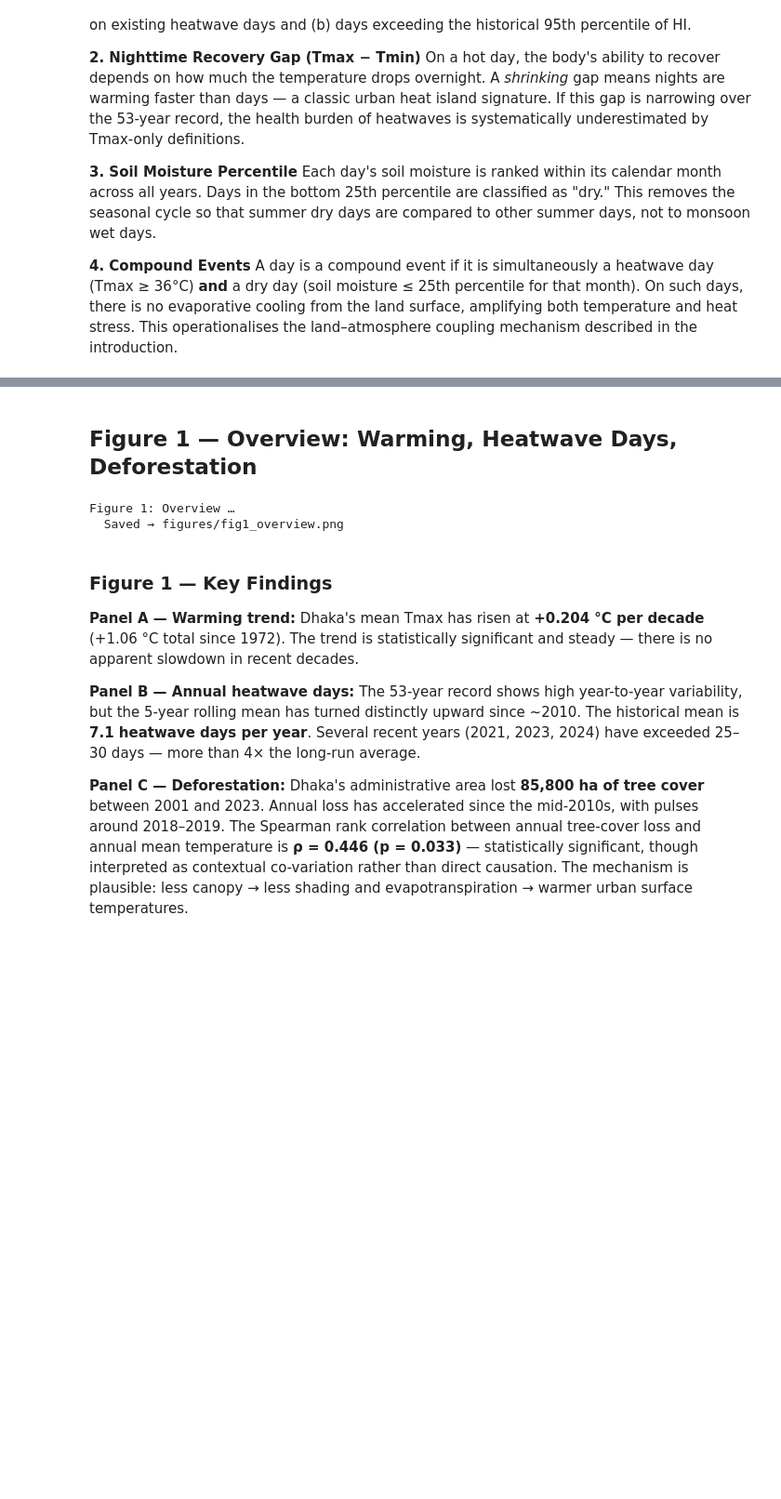
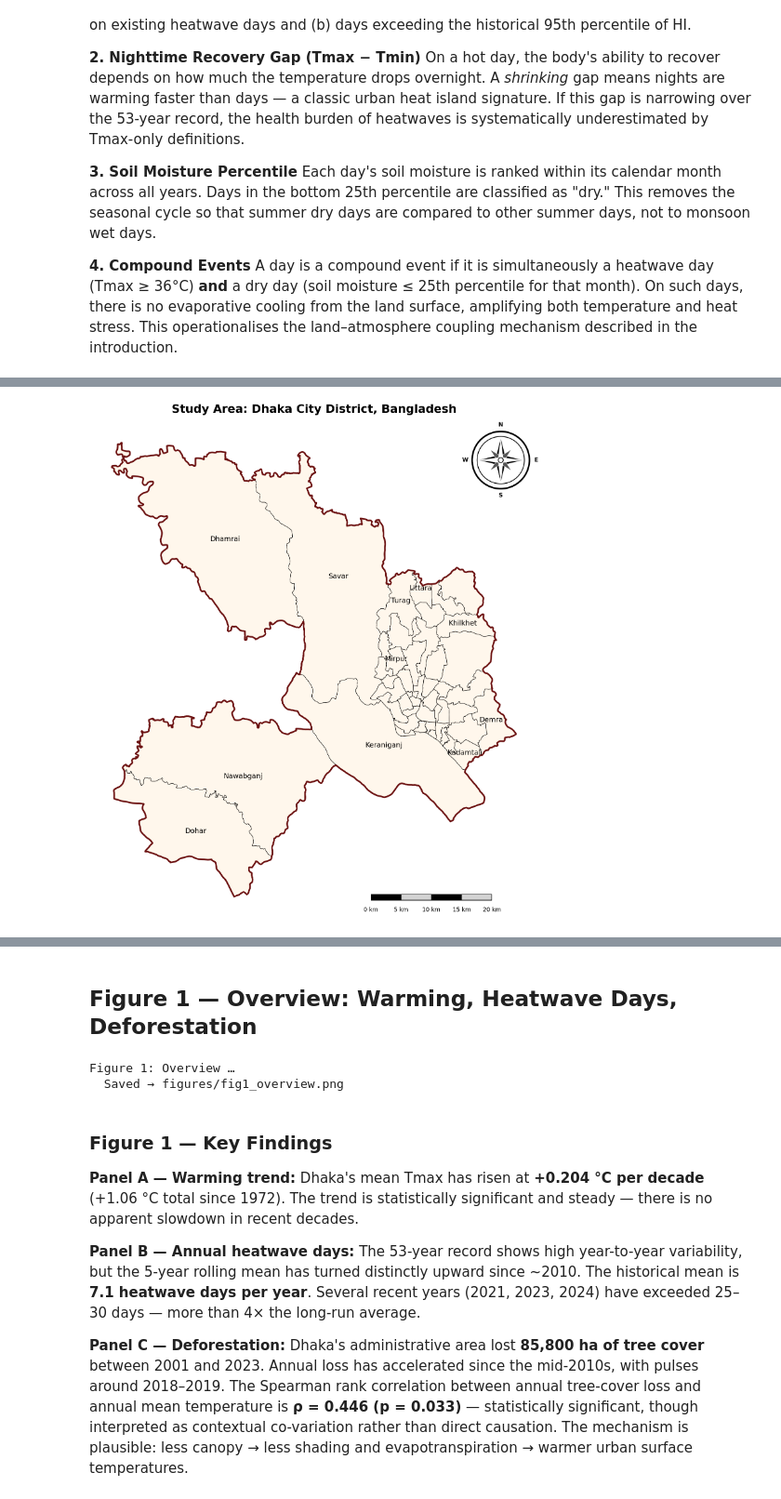
Before and after one commit to awnonbhowmik/Heatwave-Dhaka_BD, a Jupyter notebook: analysis.ipynb, the cells around one changed output, grey strips where cells are left out. Shown at 93% size. Saved outputs shown, nothing was run; the diff lists cells and outputs as text; code cells hidden in the pictures; blank space fills up the shorter version.

```diff
--- a/analysis.ipynb
+++ b/analysis.ipynb
@@ -293,0 +296,97 @@ A day is a compound event if it is simultaneously a heatwave day (Tmax ≥ 36°C
+# %%
+# ── Figure 0: Study Area — Dhaka City District ────────────────────────────
+import geopandas as gpd
+import matplotlib.pyplot as plt
+import numpy as np
+from matplotlib.patches import Rectangle, Circle
+from mpl_toolkits.axes_grid1.inset_locator import inset_axes
+
+BASE = 'data/shapefiles'
+
+bgd2 = gpd.read_file(f'{BASE}/bgd_admbnda_adm2_bbs_20201113.shp')
+bgd3 = gpd.read_file(f'{BASE}/bgd_admbnda_adm3_bbs_20201113.shp')
+
+dhaka_dist = bgd2[bgd2['ADM2_EN'] == 'Dhaka'].to_crs(epsg=3857)
+dhaka_upa  = bgd3[bgd3['ADM2_EN'] == 'Dhaka'].to_crs(epsg=3857)
+
+dhaka_upa['Value'] = 1
+
+fig, ax = plt.subplots(figsize=(14, 14))
+
+dhaka_upa.plot(ax=ax, column='Value', cmap='OrRd', edgecolor='black',
+               linewidth=0.6, legend=False)
+dhaka_dist.plot(ax=ax, color='none', edgecolor='#6b1010', linewidth=2.5)
+
+# Upazila labels — outer/large upazilas only
+label_these = {
+    'Dhamrai', 'Savar', 'Keraniganj', 'Dohar', 'Nawabganj',
+    'Uttara', 'Turag', 'Demra', 'Kadamtali', 'Mirpur', 'Khilkhet',
+}
+for _, row in dhaka_upa.iterrows():
+    if row['ADM3_EN'] in label_these:
+        point = row.geometry.representative_point()
+        ax.annotate(text=row['ADM3_EN'], xy=(point.x, point.y),
+                    ha='center', fontsize=11)
+
+# ── Compass rose (top-right) ──────────────────────────────────────────────
+ax_c = inset_axes(ax, width='14%', height='14%', loc='upper right',
+                  bbox_to_anchor=(-0.01, -0.01, 1, 1),
+                  bbox_transform=ax.transAxes, borderpad=0)
+ax_c.set_xlim(-1, 1); ax_c.set_ylim(-1, 1)
+ax_c.set_aspect('equal'); ax_c.axis('off')
+ax_c.patch.set_visible(True)
+ax_c.patch.set_facecolor('white')
+ax_c.patch.set_edgecolor('#cccccc')
+ax_c.patch.set_linewidth(0.8)
+for r, lw in [(0.92, 2.5), (0.76, 1.2)]:
+    ax_c.add_patch(Circle((0, 0), r, color='none', ec='black', lw=lw, zorder=2))
+
+def _spike(a_obj, ang, length, hw, col):
+    a = np.radians(ang); al = np.radians(ang - 90); ar = np.radians(ang + 90)
+    a_obj.add_patch(plt.Polygon(
+        [[np.sin(a)*length, np.cos(a)*length],
+         [np.sin(al)*hw,    np.cos(al)*hw],
+         [0, 0],
+         [np.sin(ar)*hw,    np.cos(ar)*hw]],
+        fc=col, ec='white', lw=0.6, zorder=3))
+
+for ang in [0, 90, 180, 270]:   _spike(ax_c, ang, 0.72, 0.18, 'black')
+for ang in [45, 135, 225, 315]: _spike(ax_c, ang, 0.48, 0.11, '#555555')
+for ang in [0, 90, 180, 270]:
+    a = np.radians(ang); al = np.radians(ang - 90); ar = np.radians(ang + 90)
+    ax_c.add_patch(plt.Polygon(
+        [[np.sin(a)*0.72,  np.cos(a)*0.72],
+         [np.sin(al)*0.09, np.cos(al)*0.09],
+         [0, 0],
+         [np.sin(ar)*0.09, np.cos(ar)*0.09]],
+        fc='white', ec='white', lw=0, zorder=4))
+ax_c.add_patch(Circle((0, 0), 0.08, fc='white', ec='black', lw=1.2, zorder=5))
+for t, x, y in [('N', 0, 1.14), ('S', 0, -1.14), ('E', 1.14, 0), ('W', -1.14, 0)]:
+    ax_c.text(x, y, t, ha='center', va='center',
+              fontweight='bold', fontsize=9, color='black', zorder=6)
+
+# ── Scale bar (bottom-right) — 0-20 km ───────────────────────────────────
+xmin, ymin, xmax, ymax = dhaka_upa.total_bounds
+scale_frac = 20000 / ((xmax - xmin) * 1.3)
+seg = scale_frac / 4
+sb_x0 = 0.90 - scale_frac
+plt.subplots_adjust(bottom=0.10)
+for i in range(4):
+    ax.add_patch(Rectangle(
+        (sb_x0 + i * seg, 0.038), seg, 0.012,
+        facecolor='black' if i % 2 == 0 else 'lightgray',
+        edgecolor='black', linewidth=1, transform=ax.transAxes
+    ))
+for i, label in enumerate([0, 5, 10, 15, 20]):
+    ax.text(sb_x0 + i * seg, 0.025, f'{label} km',
+            ha='center', va='top', fontsize=9, transform=ax.transAxes)
+
+ax.set_title('Study Area: Dhaka City District, Bangladesh', fontsize=18, pad=12)
+ax.set_axis_off()
+
+fig0_path = f'{OUT}/fig0_study_area.png'
+plt.savefig(fig0_path, dpi=300, bbox_inches='tight')
+plt.show()
+print(f'Saved -> {fig0_path}')
+# %% [output]
+[figure, added]
```
Also changed, not shown: parts of 4 cells of this notebook, 42 other files.
